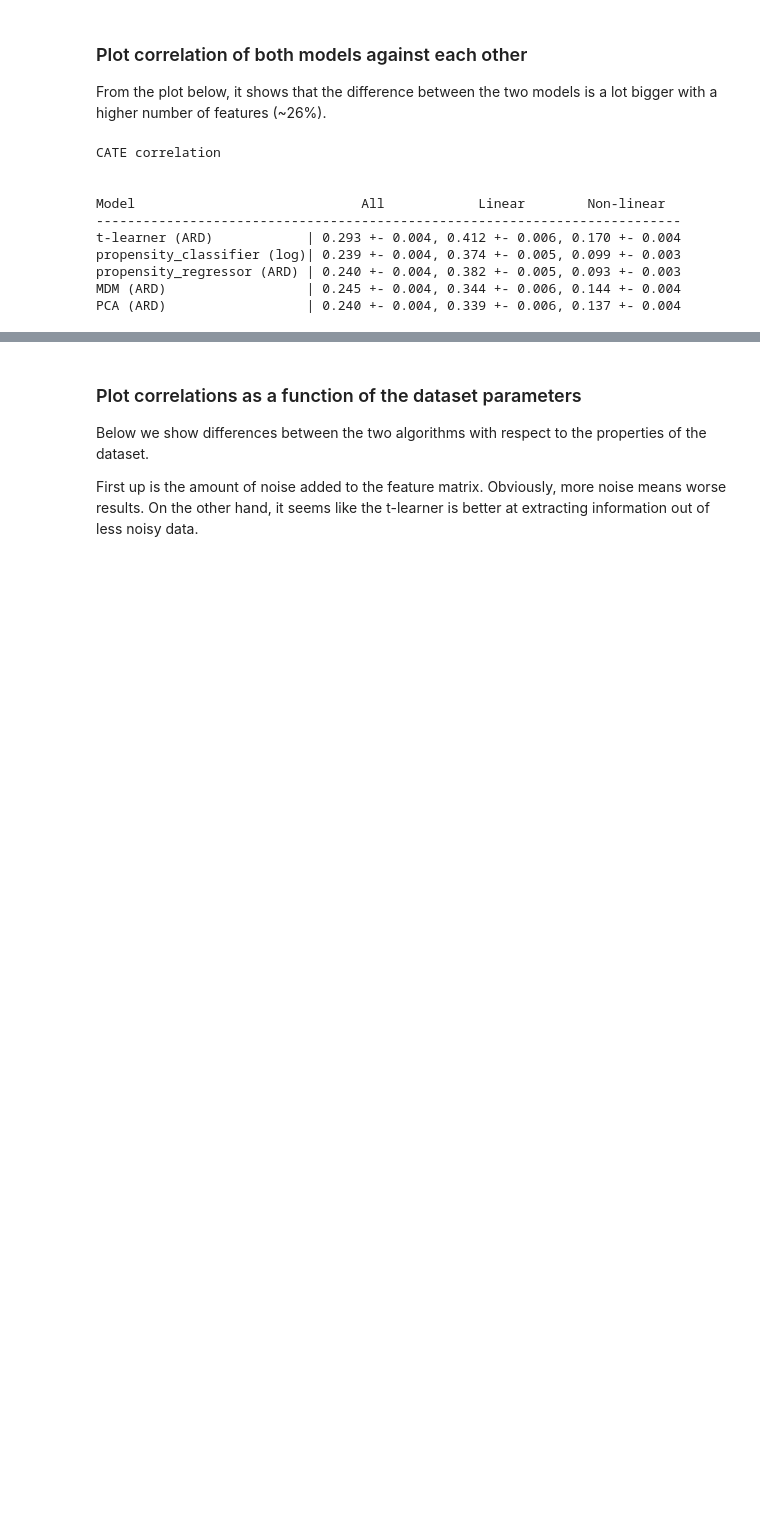
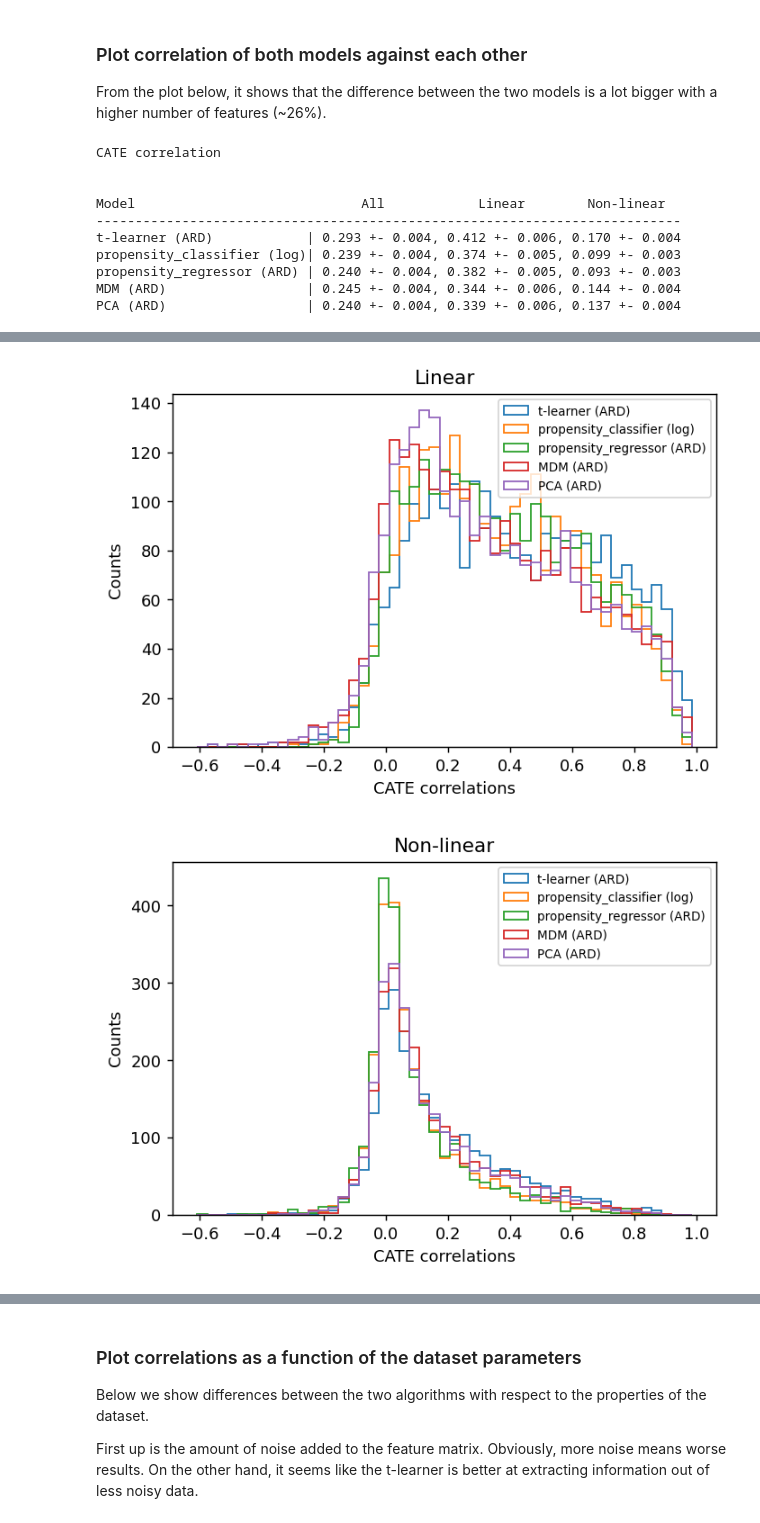
Before and after one commit to UtrechtUniversity/nudging, a Jupyter notebook: examples/simulation-new-and-fast.ipynb, the cells around one changed output, grey strips where cells are left out. Drawn from its saved outputs; the diff is of its cells as text; code cells hidden in the pictures; blank space fills up the shorter version.

```diff
--- a/examples/simulation-new-and-fast.ipynb
+++ b/examples/simulation-new-and-fast.ipynb
@@ -66,0 +65,26 @@ PCA (ARD)                  | 0.240 +- 0.004, 0.339 +- 0.006, 0.137 +- 0.004
+# %%
+max_cor = np.max([[np.max(res) for res in cur_res] for cur_res in results.values()])
+min_cor = np.min([[np.min(res) for res in cur_res] for cur_res in results.values()])
+bins = np.linspace(min_cor, max_cor, 50)
+
+for is_linear in [True, False, None]:
+    plt.figure(dpi=130)
+    for label, res in results.items():
+        if is_linear:
+            cur_res = np.array(res)[linear]
+            title = "Linear"
+        elif is_linear is False:
+            cur_res = np.array(res)[~linear]
+            title = "Non-linear"
+        else:
+            cur_res = np.array(res)
+            title = None
+        plt.hist(cur_res, bins=bins, label=label, histtype="step")
+        plt.xlabel("CATE correlations")
+        plt.ylabel("Counts")
+    plt.title(title)
+    plt.legend(prop={'size': 7.5})
+    plt.show()
+# %% [output]
+[figure, added]
+[figure, added]
```
Also changed, not shown: parts of 4 cells of this notebook, 1 other file.
